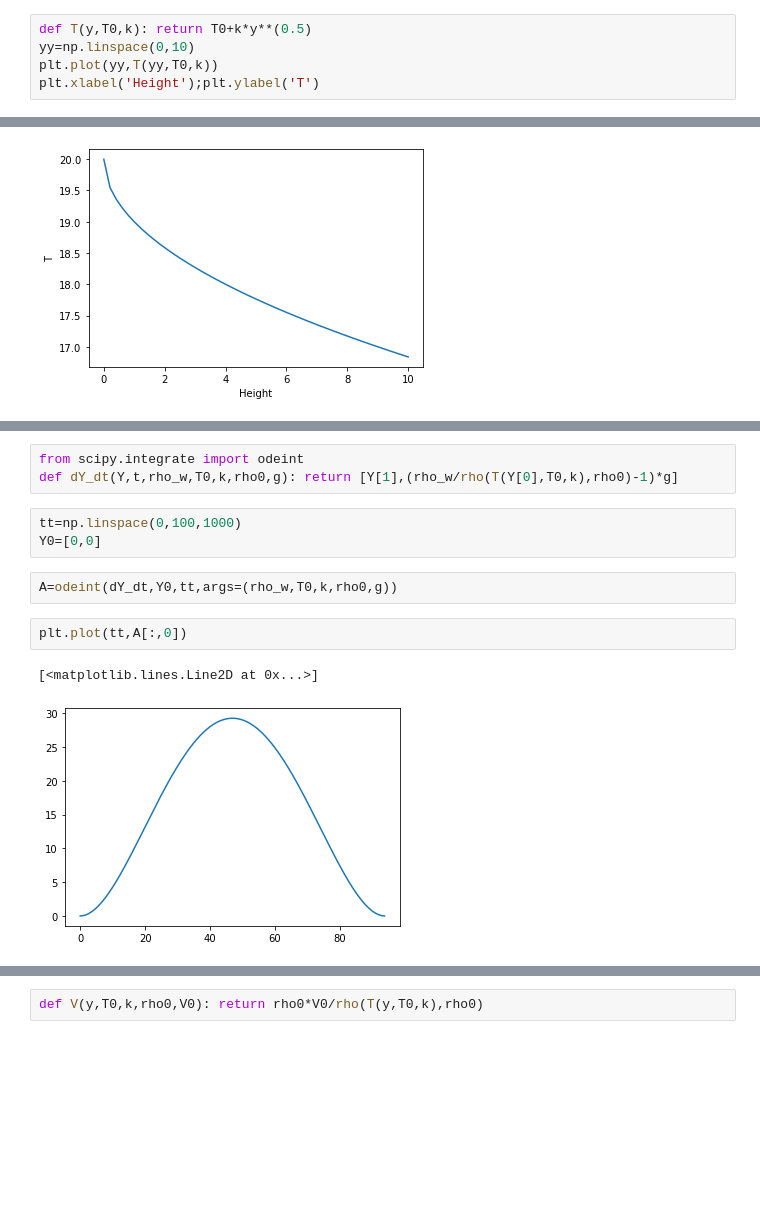
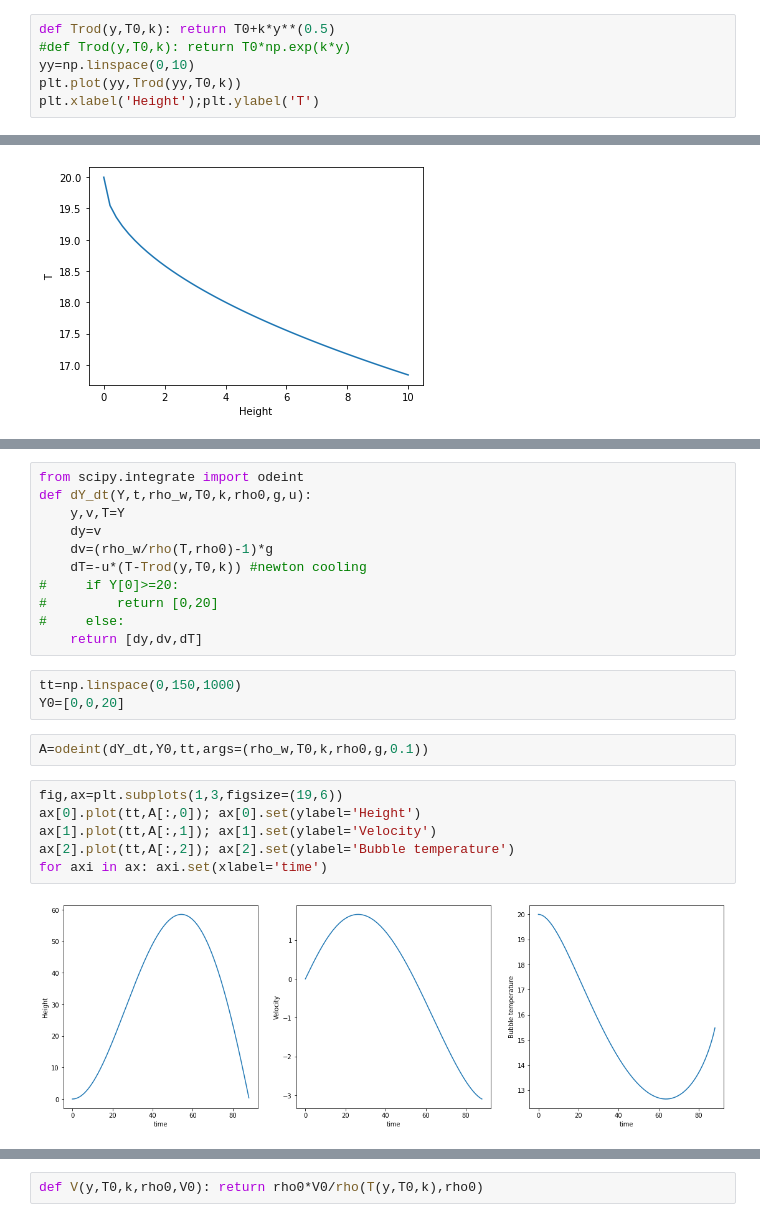
Before and after one commit to Mixpap/lavalamp_simulation, a Jupyter notebook: lavalamp.ipynb, the cells around one changed output, grey strips where cells are left out. Cells and saved outputs as stored; diff of their text form; blank space fills up the shorter version.

Commit message:
added temperature differential equation (newton cooling)

```diff
--- a/lavalamp.ipynb
+++ b/lavalamp.ipynb
@@ -43,9 +43,10 @@ Text(0, 0.5, 'density')
 ## thermal distribution inside the lamp
 lets say for now a square root behaviour, need to solve the transfer equation
 # %%
-def T(y,T0,k): return T0+k*y**(0.5)
+def Trod(y,T0,k): return T0+k*y**(0.5)
+#def Trod(y,T0,k): return T0*np.exp(k*y)
 yy=np.linspace(0,10)
-plt.plot(yy,T(yy,T0,k))
+plt.plot(yy,Trod(yy,T0,k))
 plt.xlabel('Height');plt.ylabel('T')
 # %% [output]
 Text(0, 0.5, 'T')
@@ -59,14 +60,25 @@ Text(0, 0.5, 'density')
 [figure]
 # %%
 from scipy.integrate import odeint
-def dY_dt(Y,t,rho_w,T0,k,rho0,g): return [Y[1],(rho_w/rho(T(Y[0],T0,k),rho0)-1)*g]
+def dY_dt(Y,t,rho_w,T0,k,rho0,g,u):
+    y,v,T=Y
+    dy=v
+    dv=(rho_w/rho(T,rho0)-1)*g
+    dT=-u*(T-Trod(y,T0,k)) #newton cooling
+#     if Y[0]>=20:
+#         return [0,20]
+#     else:
+    return [dy,dv,dT]
 # %%
-tt=np.linspace(0,100,1000)
-Y0=[0,0]
+tt=np.linspace(0,150,1000)
+Y0=[0,0,20]
 # %%
-A=odeint(dY_dt,Y0,tt,args=(rho_w,T0,k,rho0,g))
+A=odeint(dY_dt,Y0,tt,args=(rho_w,T0,k,rho0,g,0.1))
-# %%
-plt.plot(tt,A[:,0])
-# %% [output]
-[<matplotlib.lines.Line2D at 0x...>]
-[figure, removed]
+# %%
+fig,ax=plt.subplots(1,3,figsize=(19,6))
+ax[0].plot(tt,A[:,0]); ax[0].set(ylabel='Height')
+ax[1].plot(tt,A[:,1]); ax[1].set(ylabel='Velocity')
+ax[2].plot(tt,A[:,2]); ax[2].set(ylabel='Bubble temperature')
+for axi in ax: axi.set(xlabel='time')
+# %% [output]
+[figure, added]
```
Also changed, not shown: parts of 2 cells of this notebook.
